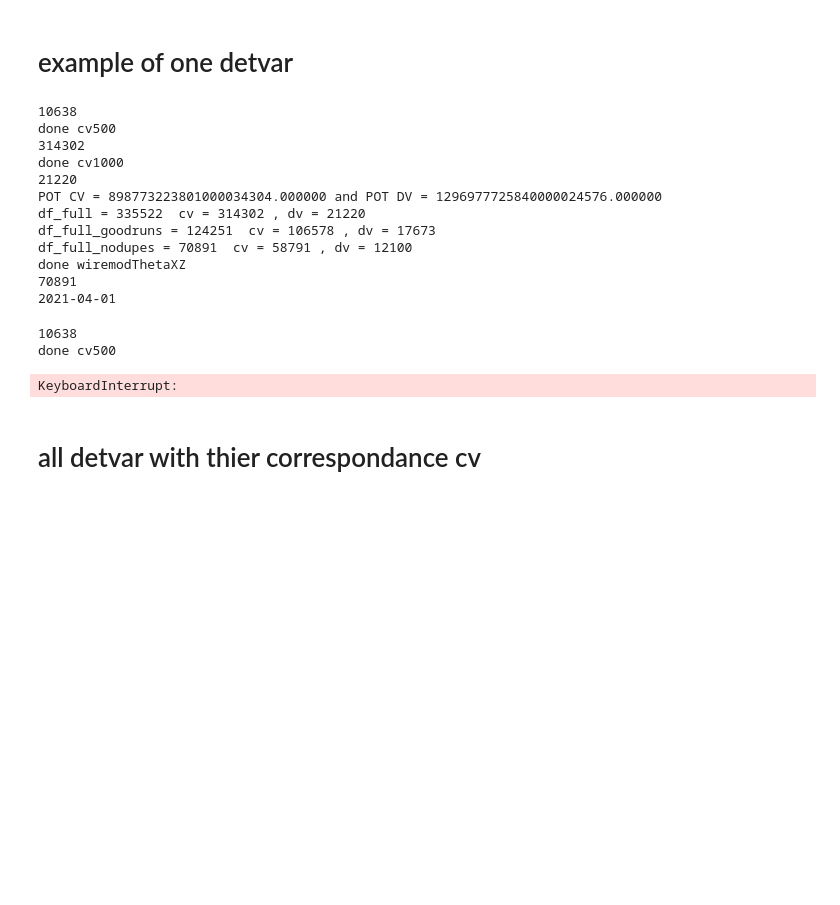
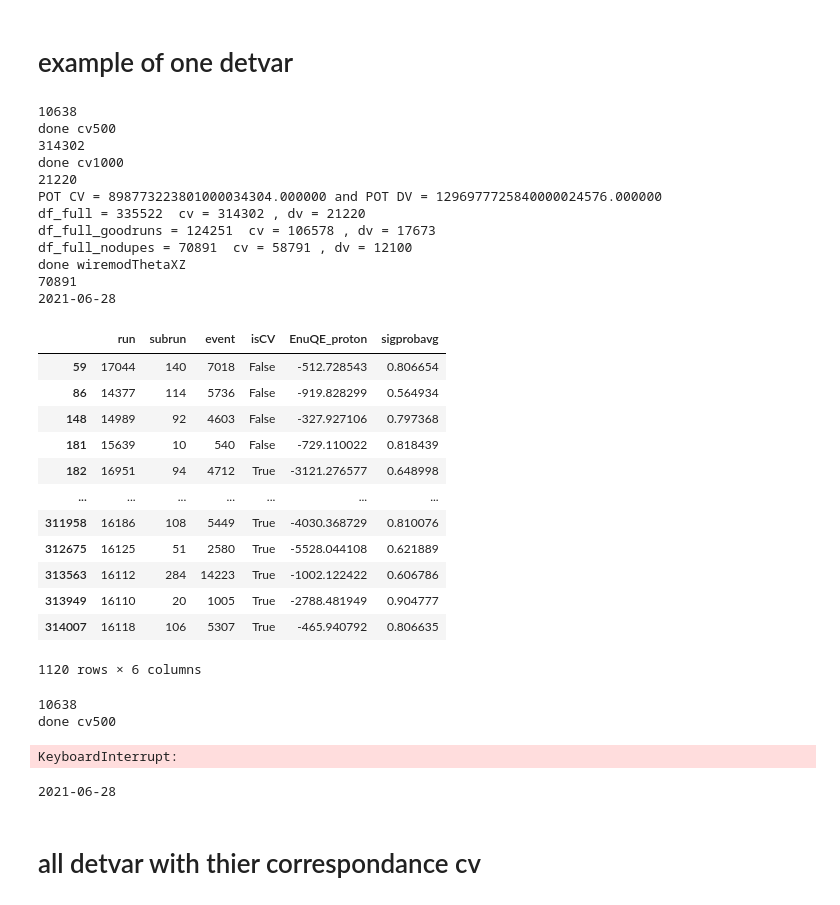
Before and after one commit to LArbys/1L1PSelection, a Jupyter notebook: Notebooks/PickleSamples-FinalFiles.ipynb, the cells around one changed output. Drawn from its saved outputs; the diff is of its cells as text; code cells hidden in the pictures; blank space fills up the shorter version.

```diff
--- a/Notebooks/PickleSamples-FinalFiles.ipynb
+++ b/Notebooks/PickleSamples-FinalFiles.ipynb
@@ -98,8 +98,8 @@ def bless_int_labels(row):
     return '%s_%s'%(intlabel,mclabel)
 # %%
 #Run this
-#tag = date.today()
-tag = '2021-04-02'
+tag = date.today()
+#tag = '2021-04-02'
 
 # Tag dictionary:
 # Oct21_cmt - all up to date as of the collaboration meeting in october. Identical selection to internal note, now with training samples marked
@@ -532,11 +532,40 @@ def proc_detvar_mc(df_dv,df_cv,df_goodrun,df_wgts,bdt_cv,bdt_dv,df_BDT= pd.DataF
     df_full_goodruns.insert(0,'Lepton_CosTheta',np.cos(df_full_goodruns['Lepton_ThetaReco'].values).tolist())
     df_full_goodruns.insert(0,'Proton_CosTheta',np.cos(df_full_goodruns['Proton_ThetaReco'].values).tolist())
 
+
+
+
+
     # add most current bdt weights.
 
 #    df_full_goodruns.insert(0,'bkgBDT_univ',bdtwgts.predict_proba(df_full_goodruns[bdtVars].values)[:,0])
     df_full_nodupes = df_full_goodruns.sort_values('sigprobavg',ascending=False).drop_duplicates(RSECV).sort_index()
     df_full_nodupes= df_full_nodupes.query('xsec_corr_weight<1000')
+
+    # add EnuQE vars
+    if not 'EnuQE_muon'  in df_full_nodupes.keys():
+        Mn  = 939.5654
+        Mp  = 938.2721
+        Mmu = 105.66
+        #     Me  = 0.511
+        B= 29.5
+        muon_costhetas   = df_full_nodupes['Lepton_CosTheta'].values
+        muon_edeps    = df_full_nodupes['Muon_Edep'].values
+        proton_costhetas = df_full_nodupes['Proton_CosTheta'].values
+        proton_edeps  = df_full_nodupes['Proton_Edep'].values
+        muon_nums = 2*(Mn-B)*(muon_edeps+Mmu)-((Mn-B)*(Mn-B)+Mmu*Mmu-Mp*Mp)
+        muon_dens  = (Mn-B)-(muon_edeps+Mmu)+np.sqrt((((muon_edeps+Mmu)*(muon_edeps+Mmu))-(Mmu*Mmu)))*muon_costhetas
+        muon_enuqes = 0.5*(muon_nums)/(muon_dens)
+        proton_nums =  2*(Mn-B)*(proton_edeps+Mp) -((Mn-B)*(Mn-B)+Mp*Mp  -Mmu*Mmu)
+        proton_dens =  (Mn-B)-(proton_edeps+Mp) +np.sqrt((((proton_edeps+Mp) *(proton_edeps+Mp) )-(Mp *Mp )))*proton_costhetas
+        proton_enuqes   =  0.5*(proton_nums)/(proton_dens)
+#        EnuRange_Minus_EnuQE_muon = df_full_nodupes['Enu_1m1p'].values - muon_enuqes
+        df_full_nodupes.insert(0,'EnuQE_muon',muon_enuqes)
+        df_full_nodupes.insert(0,'EnuQE_proton',proton_enuqes)
+#        df_full_goodruns.insert(0,'EnuRange_Minus_EnuQEmuon',EnuRange_Minus_EnuQE_muon)
+
+
+
     print('df_full_nodupes = %d  cv = %d , dv = %d'%(df_full_nodupes.shape[0],df_full_nodupes.query("isCV==True").shape[0],df_full_nodupes.query("isCV==False").shape[0]))
 
     return df_full_nodupes
@@ -587,34 +616,49 @@ df_cv_1000_BDT = pd.read_csv('%s/BDTEnsWeights/mcc9_v29e_dl_run3b_bnb_nu_overlay
 print(df_cv_1000.shape[0])
 print('done cv1000')
 
 s_data = 'wiremodThetaXZ'
 df_bnb = read_root('%s/mcc9_v40_bnb_nu_overlay_run3b_detvar_WireModThetaXZ_numu_v1_1_3_fvv.root'%datafolder,'dlana/FinalVertexVariables')
 df_bnb_BDT = pd.read_csv('%s/BDTEnsWeights/mcc9_v40_bnb_nu_overlay_run3b_detvar_WireModThetaXZ_numu_v1_1_3_fvv.csv'%auxfolder)
 
 print(df_bnb.shape[0])
 #df_passPi0 = pd.read_table('%s/Pi0Sel/July27_wiremodthetaXZ_numu.txt',sep=',')
 #df_passPi0['PassFinalSelectionPi0'] = 1
 #df_bnb_wPass = df_bnb.join(df_passPi0.set_index(RSEV),on=RSEV)
 df_bnb_wCV_wPass_wProc = proc_detvar_mc(df_bnb,df_cv_1000,good_run3_df,df_mc_cvweight_1000,df_cv_1000_BDT,df_bnb_BDT,df_BDT3,POTCV=run3POT["cv_1000"],POTDV=run3POT[s_data])
 #df_bnb_wCV_wPass_wProc.to_parquet('%s/pickles/%s_%s_%s.parquet'%(datafolder,s_data,run,tag))
 #df_bnb_wCV_wPass_wProc.to_parquet('%s/pickles/testCV.parquet'%(datafolder))
 #df_bnb_wCV_wPass_wProc[RSEVP].to_csv('/home/itran/SLAC_Work/ML/1L1PSelection/aux/TestBDTCSV.csv',index=False)
 print('done %s'%s_data)
 print(df_bnb_wCV_wPass_wProc.shape[0])
 print(tag)
+RSECVEnuQEsigprob = ['run','subrun','event',"isCV","EnuQE_proton","sigprobavg"]
+df_bnb_wCV_wPass_wProc.query('EnuQE_proton<0 and sigprobavg>=0.5')[RSECVEnuQEsigprob]
 # %% [output]
 10638
 done cv500
 314302
 done cv1000
 21220
 POT CV = 898773223801000034304.000000 and POT DV = 1296977725840000024576.000000
 df_full = 335522  cv = 314302 , dv = 21220
 df_full_goodruns = 124251  cv = 106578 , dv = 17673
 df_full_nodupes = 70891  cv = 58791 , dv = 12100
 done wiremodThetaXZ
 70891
-2021-04-01
+2021-06-28
+|  | run | subrun | event | isCV | EnuQE_proton | sigprobavg |
+| 59 | 17044 | 140 | 7018 | False | -512.728543 | 0.806654 |
+| 86 | 14377 | 114 | 5736 | False | -919.828299 | 0.564934 |
+| 148 | 14989 | 92 | 4603 | False | -327.927106 | 0.797368 |
+| 181 | 15639 | 10 | 540 | False | -729.110022 | 0.818439 |
+| 182 | 16951 | 94 | 4712 | True | -3121.276577 | 0.648998 |
+| ... | ... | ... | ... | ... | ... | ... |
+| 311958 | 16186 | 108 | 5449 | True | -4030.368729 | 0.810076 |
+| 312675 | 16125 | 51 | 2580 | True | -5528.044108 | 0.621889 |
+| 313563 | 16112 | 284 | 14223 | True | -1002.122422 | 0.606786 |
+| 313949 | 16110 | 20 | 1005 | True | -2788.481949 | 0.904777 |
+| 314007 | 16118 | 106 | 5307 | True | -465.940792 | 0.806635 |
+1120 rows × 6 columns
 # %%
 run = 'run3'
 run3POT = {
@@ -656,6 +700,10 @@ print(tag)
 10638
 done cv500
 KeyboardInterrupt:
+# %%
+print(tag)
+# %% [output]
+2021-06-28
 # %% [markdown]
 # all detvar with thier correspondance cv
 # %%
```
Also changed, not shown: 2 other files.
